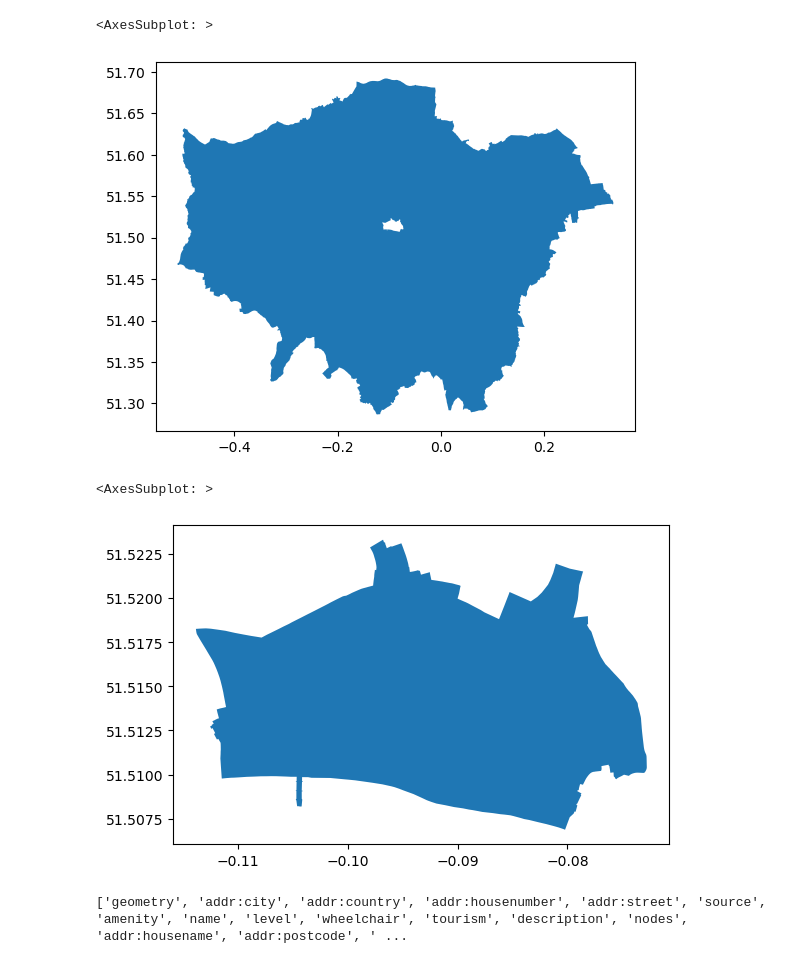
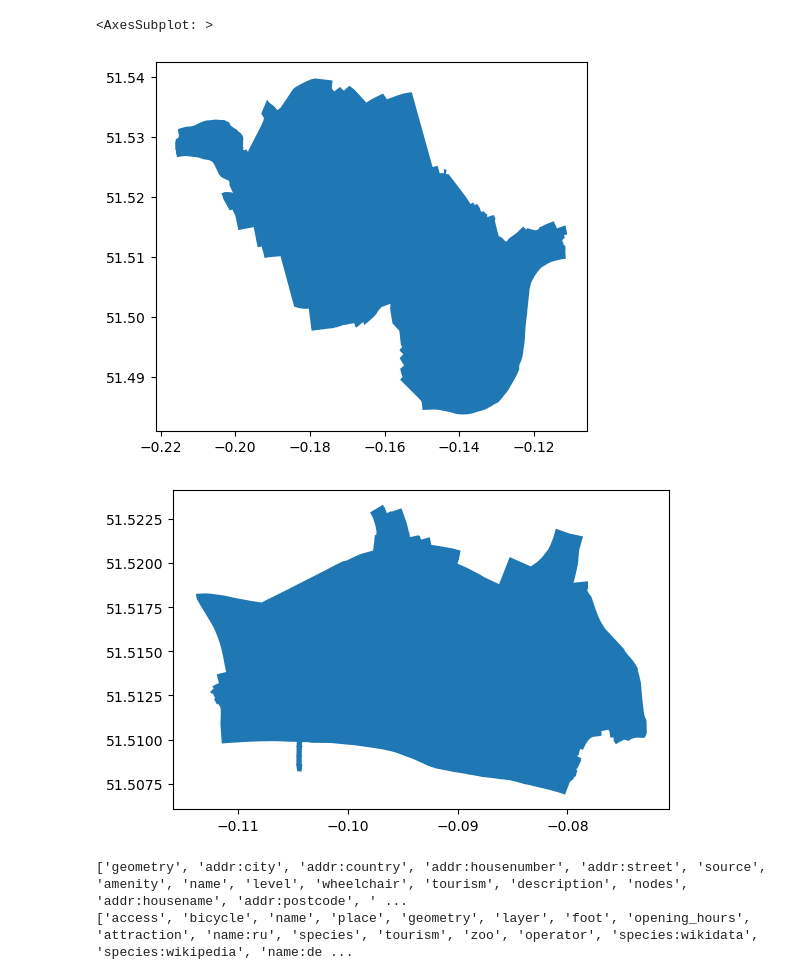
Before and after one commit to Felioxx/Mobile-ity-Scope, a Jupyter notebook: first_steps_python/get_osm_data.ipynb, the cells around one changed output. Drawn from its saved outputs; the diff is of its cells as text; code cells hidden in the pictures.

```diff
--- a/first_steps_python/get_osm_data.ipynb
+++ b/first_steps_python/get_osm_data.ipynb
@@ -16,31 +17,32 @@ area
 # %%
 # import osmnx
 import osmnx as ox
 import geopandas as gpd
 
 # Specify the area of interest
-place_name = "London, England, UK"
+Westminster = "Westminster, England, UK"
+City = "City of London, England, UK"
 
 # Get place boundary related to the place name as a geodataframe
-area = ox.geocode_to_gdf(place_name)
-
-area
+area = ox.geocode_to_gdf(Westminster)
+area2 = ox.geocode_to_gdf(City)
 
 area.plot()
+area2.plot()
 # %% [output]
 <AxesSubplot: >
-[figure, old version]
+[figure, new version]
+[figure, added]
-# %%
-area.plot()
-# %% [output]
-<AxesSubplot: >
-[figure, removed]
 # %%
 # List key-value pairs for tags
 tags = {'tourism': "attraction"}
 
-attractions = ox.features_from_place(place_name, tags)
-attractions.head()
-print(attractions.columns.tolist())
+attractionsCity = ox.features_from_place(City, tags)
+attractionsWest = ox.features_from_place(Westminster, tags)
+attractionsCity.head()
+attractionsWest.head()
+print(attractionsCity.columns.tolist())
+print(attractionsWest.columns.tolist())
 # %% [output]
 ['geometry', 'addr:city', 'addr:country', 'addr:housenumber', 'addr:street', 'source', 'amenity', 'name', 'level', 'wheelchair', 'tourism', 'description', 'nodes', 'addr:housename', 'addr:postcode', ' ...
+['access', 'bicycle', 'name', 'place', 'geometry', 'layer', 'foot', 'opening_hours', 'attraction', 'name:ru', 'species', 'tourism', 'zoo', 'operator', 'species:wikidata', 'species:wikipedia', 'name:de ...
```
Also changed, not shown: parts of 5 cells of this notebook.
